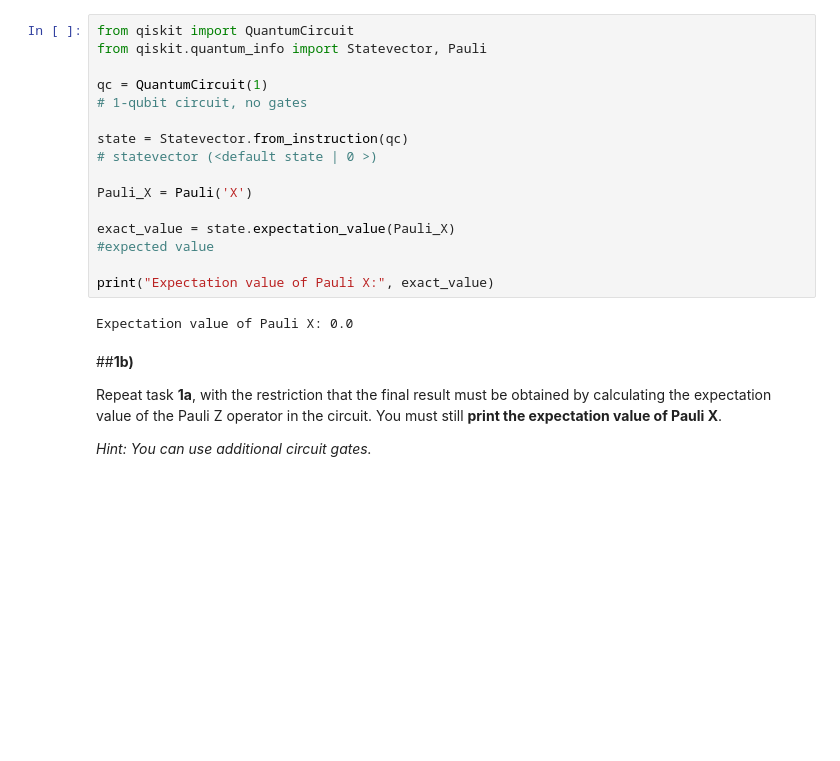
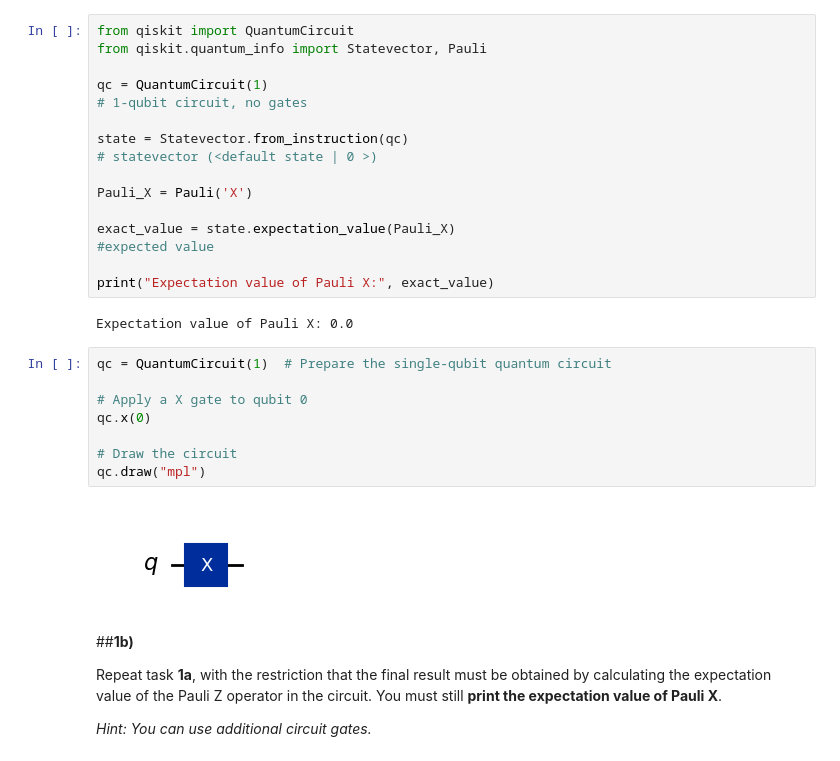
Before and after one commit to chungbrandon-ai/VTQ-Hackathon-2025, a Jupyter notebook: VTQ_Hackathon_prompt.ipynb, the cells around one changed output. Drawn from its saved outputs; the diff is of its cells as text; blank space fills up the shorter version.

```diff
--- a/VTQ_Hackathon_prompt.ipynb
+++ b/VTQ_Hackathon_prompt.ipynb
@@ -64,6 +64,16 @@ exact_value = state.expectation_value(Pauli_X)
 print("Expectation value of Pauli X:", exact_value)
 # %% [output]
 Expectation value of Pauli X: 0.0
+# %%
+qc = QuantumCircuit(1)  # Prepare the single-qubit quantum circuit
+
+# Apply a X gate to qubit 0
+qc.x(0)
+
+# Draw the circuit
+qc.draw("mpl")
+# %% [output]
+[figure, added]
 # %% [markdown]
 ##**1b)**
 
```
Also changed, not shown: parts of 1 cell of this notebook.
